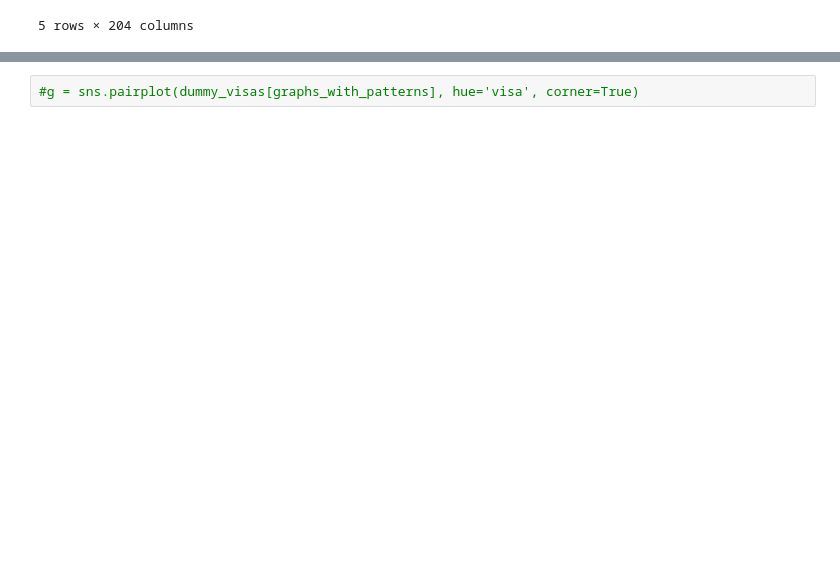
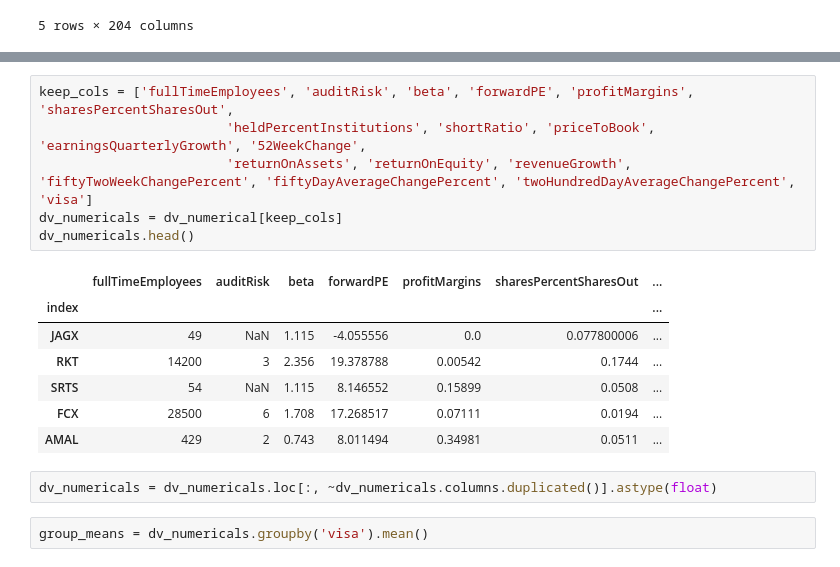
Before and after one commit to 608ohenry/econ570_project, a Jupyter notebook: main.ipynb, the cells around one changed output, grey strips where cells are left out. Cells and saved outputs as stored; diff of their text form; blank space fills up the shorter version.

```diff
--- a/main.ipynb
+++ b/main.ipynb
@@ -640,2 +624,18 @@ dv_numerical
-# %%
-#g = sns.pairplot(dummy_visas[graphs_with_patterns], hue='visa', corner=True)
+# %%
+keep_cols = ['fullTimeEmployees', 'auditRisk', 'beta', 'forwardPE', 'profitMargins', 'sharesPercentSharesOut',
+                        'heldPercentInstitutions', 'shortRatio', 'priceToBook', 'earningsQuarterlyGrowth', '52WeekChange',
+                        'returnOnAssets', 'returnOnEquity', 'revenueGrowth', 'fiftyTwoWeekChangePercent', 'fiftyDayAverageChangePercent', 'twoHundredDayAverageChangePercent', 'visa']
+dv_numericals = dv_numerical[keep_cols]
+dv_numericals.head()
+# %% [output]
+|  | fullTimeEmployees | auditRisk | beta | forwardPE | profitMargins | sharesPercentSharesOut | ... |
+| index |  |  |  |  |  |  | ... |
+| JAGX | 49 | NaN | 1.115 | -4.055556 | 0.0 | 0.077800006 | ... |
+| RKT | 14200 | 3 | 2.356 | 19.378788 | 0.00542 | 0.1744 | ... |
+| SRTS | 54 | NaN | 1.115 | 8.146552 | 0.15899 | 0.0508 | ... |
+| FCX | 28500 | 6 | 1.708 | 17.268517 | 0.07111 | 0.0194 | ... |
+| AMAL | 429 | 2 | 0.743 | 8.011494 | 0.34981 | 0.0511 | ... |
+# %%
+dv_numericals = dv_numericals.loc[:, ~dv_numericals.columns.duplicated()].astype(float)
+# %%
+group_means = dv_numericals.groupby('visa').mean()
```
Also changed, not shown: parts of 5 cells of this notebook.
